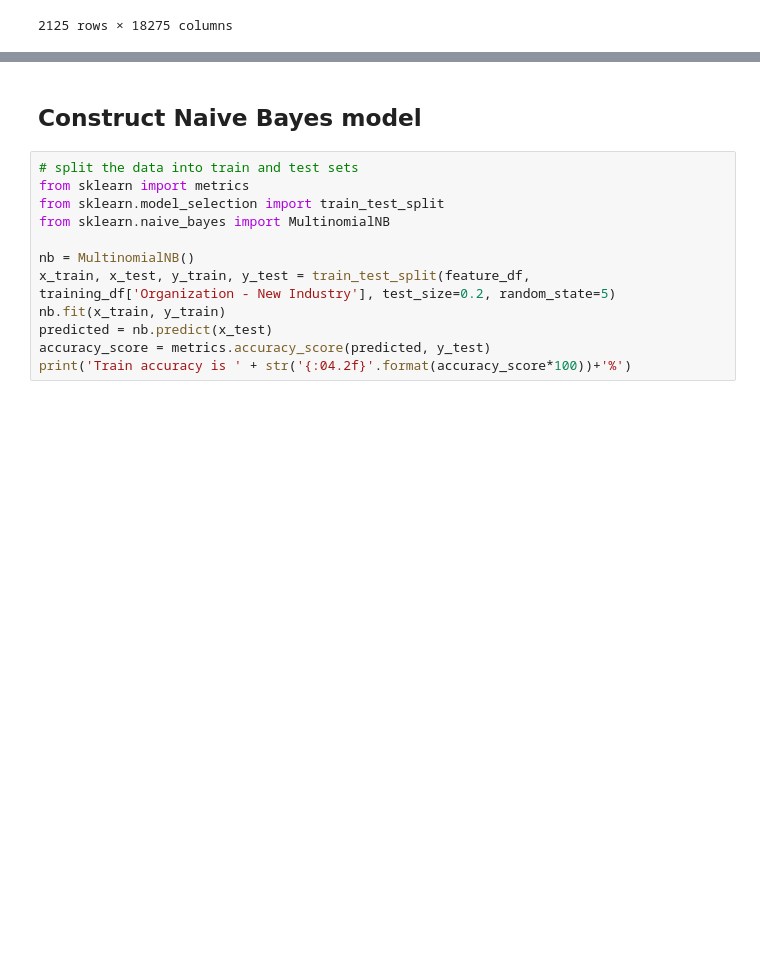
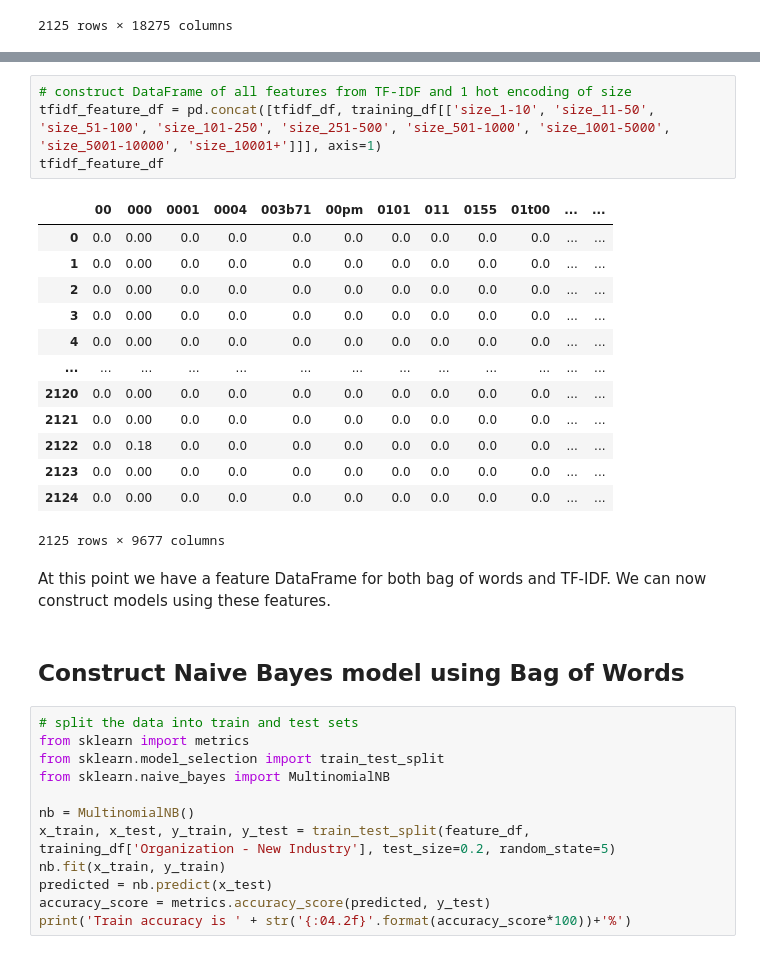
Before and after one commit to CSML1030/capstone, a Jupyter notebook: analysis.ipynb, the cells around one changed output, grey strips where cells are left out. Saved outputs shown, nothing was run; the diff lists cells and outputs as text; blank space fills up the shorter version.

```diff
--- a/analysis.ipynb
+++ b/analysis.ipynb
@@ -337,5 +416,25 @@ feature_df
+# %%
+# construct DataFrame of all features from TF-IDF and 1 hot encoding of size
+tfidf_feature_df = pd.concat([tfidf_df, training_df[['size_1-10', 'size_11-50', 'size_51-100', 'size_101-250', 'size_251-500', 'size_501-1000', 'size_1001-5000', 'size_5001-10000', 'size_10001+']]], axis=1)
+tfidf_feature_df
+# %% [output]
+|  | 00 | 000 | 0001 | 0004 | 003b71 | 00pm | 0101 | 011 | 0155 | 01t00 | ... | ... |
+| 0 | 0.0 | 0.00 | 0.0 | 0.0 | 0.0 | 0.0 | 0.0 | 0.0 | 0.0 | 0.0 | ... | ... |
+| 1 | 0.0 | 0.00 | 0.0 | 0.0 | 0.0 | 0.0 | 0.0 | 0.0 | 0.0 | 0.0 | ... | ... |
+| 2 | 0.0 | 0.00 | 0.0 | 0.0 | 0.0 | 0.0 | 0.0 | 0.0 | 0.0 | 0.0 | ... | ... |
+| 3 | 0.0 | 0.00 | 0.0 | 0.0 | 0.0 | 0.0 | 0.0 | 0.0 | 0.0 | 0.0 | ... | ... |
+| 4 | 0.0 | 0.00 | 0.0 | 0.0 | 0.0 | 0.0 | 0.0 | 0.0 | 0.0 | 0.0 | ... | ... |
+| ... | ... | ... | ... | ... | ... | ... | ... | ... | ... | ... | ... | ... |
+| 2120 | 0.0 | 0.00 | 0.0 | 0.0 | 0.0 | 0.0 | 0.0 | 0.0 | 0.0 | 0.0 | ... | ... |
+| 2121 | 0.0 | 0.00 | 0.0 | 0.0 | 0.0 | 0.0 | 0.0 | 0.0 | 0.0 | 0.0 | ... | ... |
+| 2122 | 0.0 | 0.18 | 0.0 | 0.0 | 0.0 | 0.0 | 0.0 | 0.0 | 0.0 | 0.0 | ... | ... |
+| 2123 | 0.0 | 0.00 | 0.0 | 0.0 | 0.0 | 0.0 | 0.0 | 0.0 | 0.0 | 0.0 | ... | ... |
+| 2124 | 0.0 | 0.00 | 0.0 | 0.0 | 0.0 | 0.0 | 0.0 | 0.0 | 0.0 | 0.0 | ... | ... |
+2125 rows × 9677 columns
+# %% [markdown]
+At this point we have a feature DataFrame for both bag of words and TF-IDF. We can now construct models using these features.
 # %% [markdown]
-## Construct Naive Bayes model
+## Construct Naive Bayes model using Bag of Words
 # %%
 # split the data into train and test sets
 from sklearn import metrics
```
Also changed, not shown: parts of 7 cells of this notebook.
